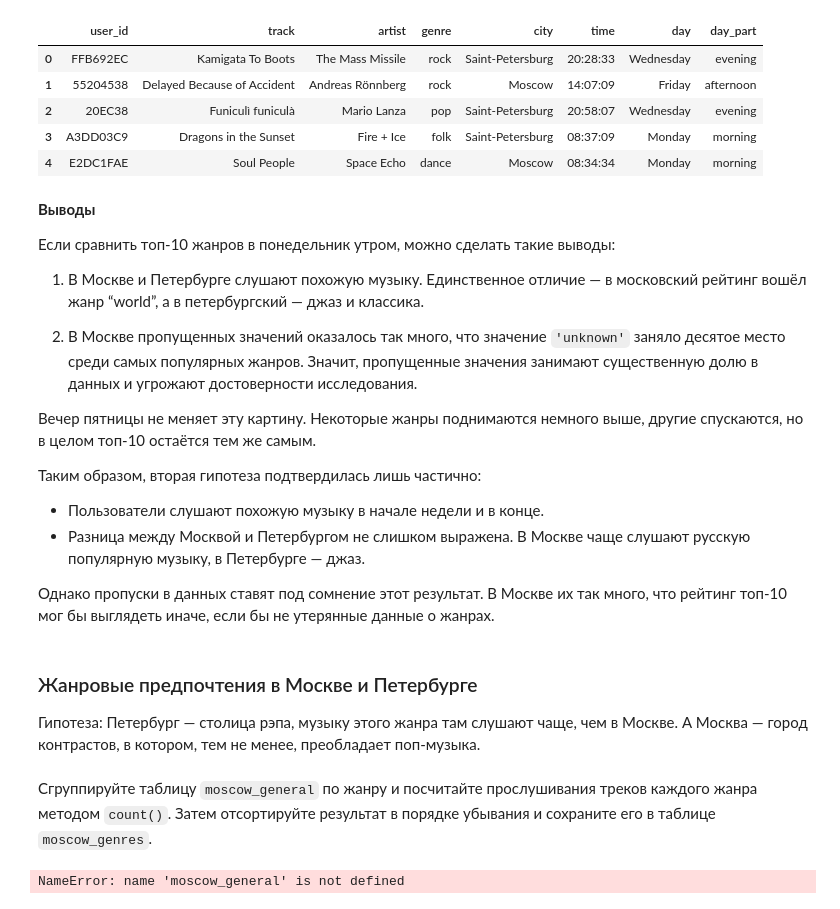
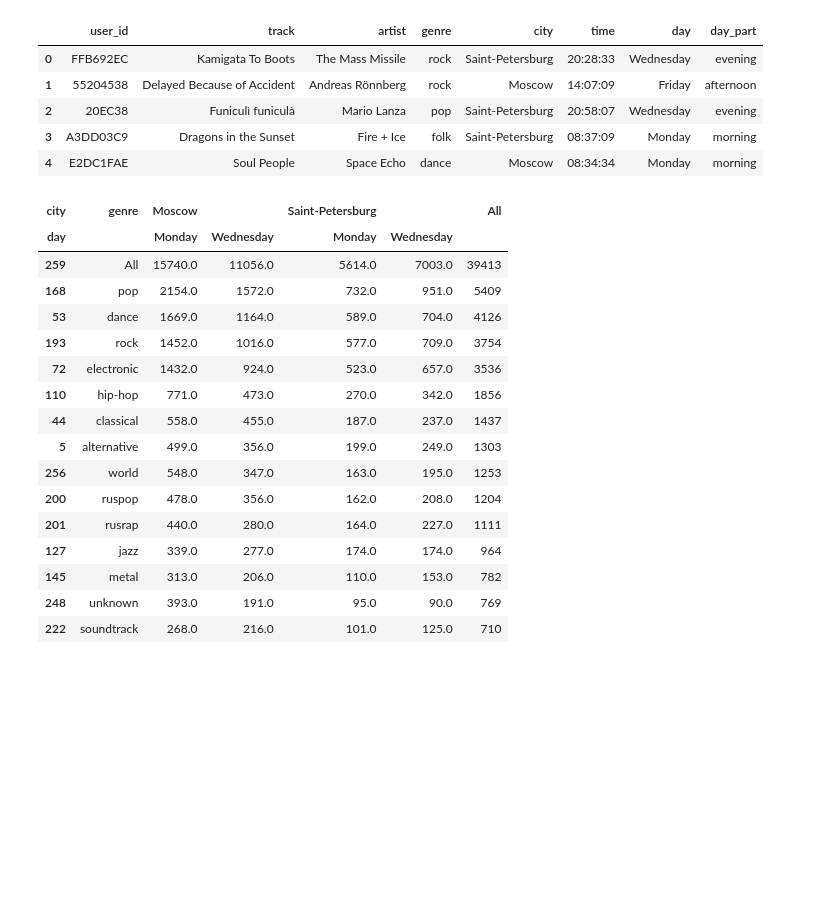
Before and after one commit to mskhmelik/yandex_data_analytics, a Jupyter notebook: Module_01/project_1.ipynb, the cells around one changed output. Cells and saved outputs as stored; diff of their text form; code cells hidden in the pictures; blank space fills up the shorter version.

```diff
--- a/Module_01/project_1.ipynb
+++ b/Module_01/project_1.ipynb
@@ -312,5 +312,34 @@ display(df_music.head())
 | 2 | 20EC38 | Funiculì funiculà | Mario Lanza | pop | Saint-Petersburg | 20:58:07 | Wednesday | evening |
 | 3 | A3DD03C9 | Dragons in the Sunset | Fire + Ice | folk | Saint-Petersburg | 08:37:09 | Monday | morning |
 | 4 | E2DC1FAE | Soul People | Space Echo | dance | Moscow | 08:34:34 | Monday | morning |
+# %%
+df_temp = (
+    df_music
+    .loc[df_music.day.isin(['Monday', 'Wednesday'])]
+    .pivot_table(index='genre', columns=['city', 'day'], values='user_id', aggfunc='count', margins=True)
+    .reset_index()
+    .sort_values('All', ascending=False)
+    .head(15)
+)
+
+display(df_temp)
+# %% [output]
+| city | genre | Moscow |  | Saint-Petersburg |  | All |
+| day |  | Monday | Wednesday | Monday | Wednesday |  |
+| 259 | All | 15740.0 | 11056.0 | 5614.0 | 7003.0 | 39413 |
+| 168 | pop | 2154.0 | 1572.0 | 732.0 | 951.0 | 5409 |
+| 53 | dance | 1669.0 | 1164.0 | 589.0 | 704.0 | 4126 |
+| 193 | rock | 1452.0 | 1016.0 | 577.0 | 709.0 | 3754 |
+| 72 | electronic | 1432.0 | 924.0 | 523.0 | 657.0 | 3536 |
+| 110 | hip-hop | 771.0 | 473.0 | 270.0 | 342.0 | 1856 |
+| 44 | classical | 558.0 | 455.0 | 187.0 | 237.0 | 1437 |
+| 5 | alternative | 499.0 | 356.0 | 199.0 | 249.0 | 1303 |
+| 256 | world | 548.0 | 347.0 | 163.0 | 195.0 | 1253 |
+| 200 | ruspop | 478.0 | 356.0 | 162.0 | 208.0 | 1204 |
+| 201 | rusrap | 440.0 | 280.0 | 164.0 | 227.0 | 1111 |
+| 127 | jazz | 339.0 | 277.0 | 174.0 | 174.0 | 964 |
+| 145 | metal | 313.0 | 206.0 | 110.0 | 153.0 | 782 |
+| 248 | unknown | 393.0 | 191.0 | 95.0 | 90.0 | 769 |
+| 222 | soundtrack | 268.0 | 216.0 | 101.0 | 125.0 | 710 |
 # %%
 for city, day in product(['Moscow', 'Saint-Petersburg'], ['Monday', 'Friday']):
@@ -335,32 +363,3 @@ for city, day in product(['Moscow', 'Saint-Petersburg'], ['Monday', 'Friday']):
     )
 
     fig.show()
-# %% [markdown]
-**Выводы**
-
-Если сравнить топ-10 жанров в понедельник утром, можно сделать такие выводы:
-
-1. В Москве и Петербурге слушают похожую музыку. Единственное отличие — в московский рейтинг вошёл жанр “world”, а в петербургский — джаз и классика.
-
-2. В Москве пропущенных значений оказалось так много, что значение `'unknown'` заняло десятое место среди самых популярных жанров. Значит, пропущенные значения занимают существенную долю в данных и угрожают достоверности исследования.
-
-Вечер пятницы не меняет эту картину. Некоторые жанры поднимаются немного выше, другие спускаются, но в целом топ-10 остаётся тем же самым.
-
-Таким образом, вторая гипотеза подтвердилась лишь частично:
-* Пользователи слушают похожую музыку в начале недели и в конце.
-* Разница между Москвой и Петербургом не слишком выражена. В Москве чаще слушают русскую популярную музыку, в Петербурге — джаз.
-
-Однако пропуски в данных ставят под сомнение этот результат. В Москве их так много, что рейтинг топ-10 мог бы выглядеть иначе, если бы не утерянные  данные о жанрах.
-# %% [markdown]
-### Жанровые предпочтения в Москве и Петербурге
-
-Гипотеза: Петербург — столица рэпа, музыку этого жанра там слушают чаще, чем в Москве.  А Москва — город контрастов, в котором, тем не менее, преобладает поп-музыка.
-# %% [markdown]
-Сгруппируйте таблицу `moscow_general` по жанру и посчитайте прослушивания треков каждого жанра методом `count()`. Затем отсортируйте результат в порядке убывания и сохраните его в таблице `moscow_genres`.
-# %%
-# одной строкой: группировка таблицы moscow_general по столбцу 'genre',
-# подсчёт числа значений 'genre' в этой группировке методом count(),
-# сортировка получившегося Series в порядке убывания и сохранение в moscow_genres
-moscow_genres = moscow_general.groupby('genre').genre.count().sort_values( ascending=False )
-# %% [output]
-NameError: name 'moscow_general' is not defined
```
Also changed, not shown: parts of 13 cells of this notebook.
